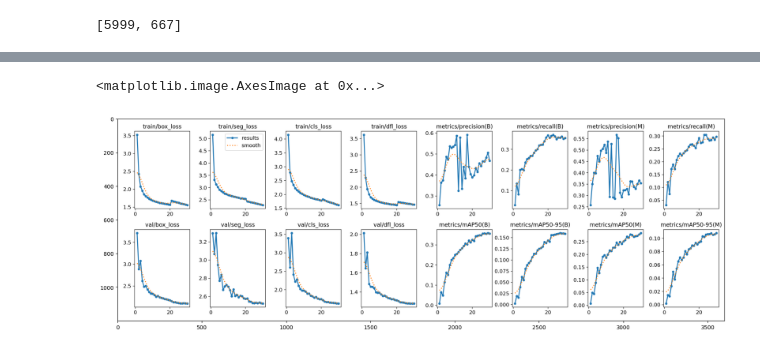
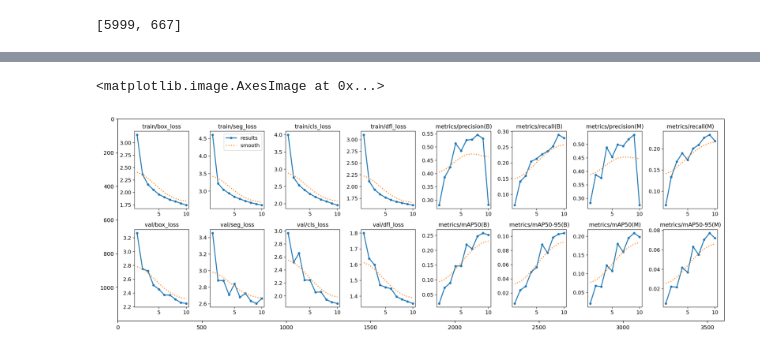
Before and after one commit to Jingik/S.F.D, a Jupyter notebook: AI/bok/yolov8-seg-test.ipynb, the cells around one changed output, grey strips where cells are left out. Cells and saved outputs as stored; diff of their text form; code cells hidden in the pictures.

Commit message:
FEAT : #21 YOLO 알루미늄 셋 적합
Former-commit-id: 9cd670603452a062c0ad9bb627d02b6a70b198b6

```diff
--- a/AI/bok/yolov8-seg-test.ipynb
+++ b/AI/bok/yolov8-seg-test.ipynb
@@ -579,12 +666,13 @@ Starting training for 30 epochs...
 # %%
 # './runs/segment/train/results.png' 파일에서 이미지를 읽고 NumPy 배열로 변환
-image = np.array(Image.open('./runs/segment/train/results.png'))
 
+image = np.array(Image.open('../../YOLO/ultralytics/runs/segment/train/results.png'))
+# image = np.array(Image.open('../YOLO/ultralytics/runs/segment/train/results.png'))
 plt.figure(figsize=(20, 20))  # 출력할 이미지의 크기를 20x20인치로 설정
 plt.imshow(image)  # 이미지를 플롯에 표시
 # %% [output]
 <matplotlib.image.AxesImage at 0x...>
-[figure, old version]
+[figure, new version]
 # %%
 # https://www.kaggle.com/paulorzp/rle-functions-run-lenght-encode-decode
 def mask2rle(img):
```
Also changed, not shown: parts of 17 cells of this notebook.
